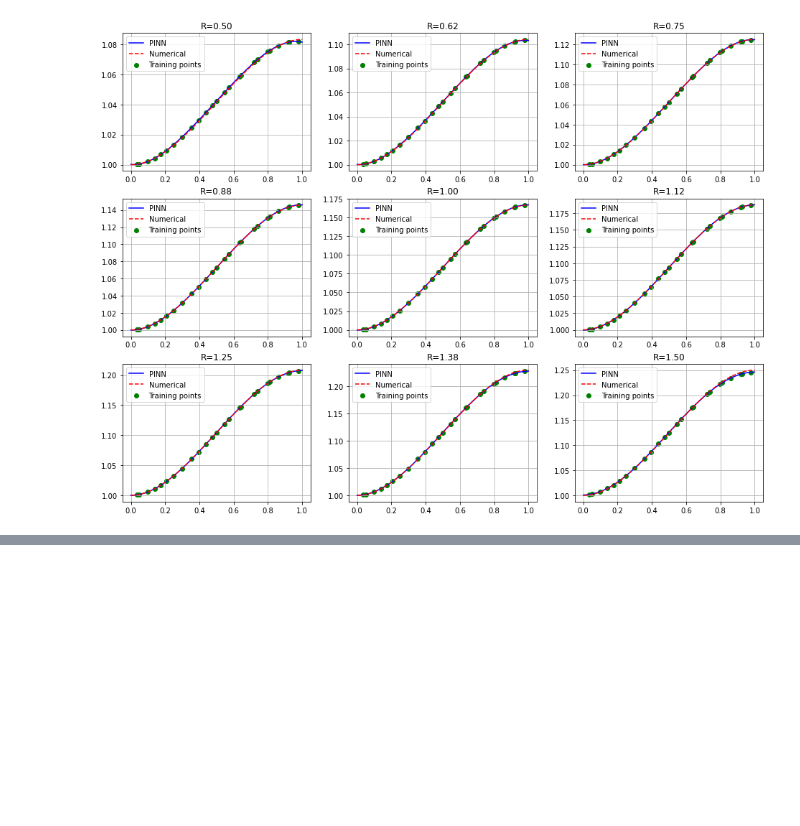
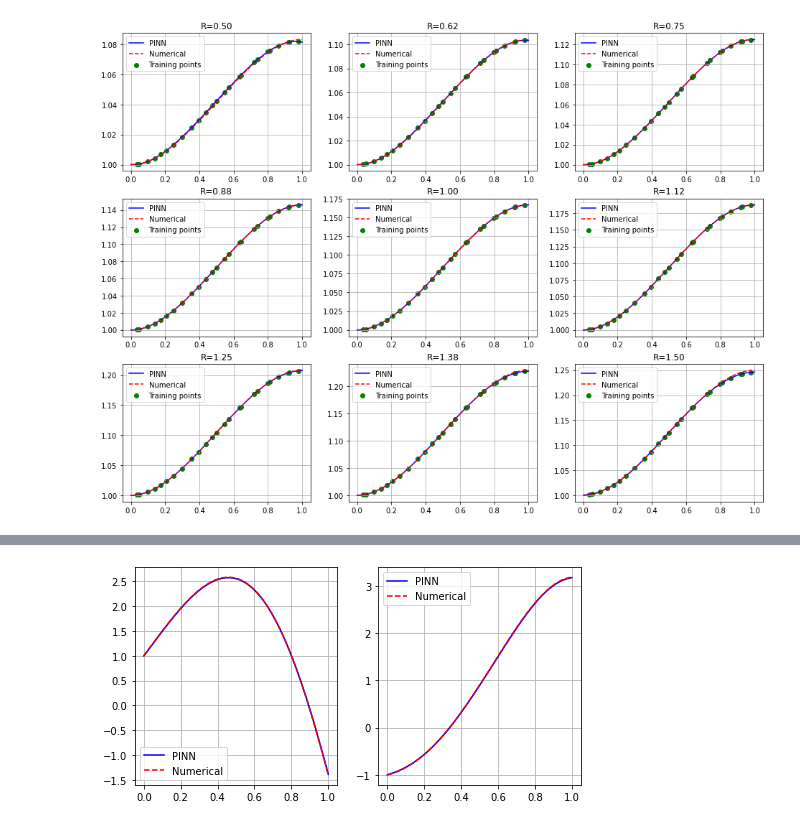
Before and after one commit to Steriva/PINNs-pyTorch, a Jupyter notebook: PINN_ODEs.ipynb, the cells around one changed output, grey strips where cells are left out. Cells and saved outputs as stored; diff of their text form; code cells hidden in the pictures; blank space fills up the shorter version.

```diff
--- a/PINN_ODEs.ipynb
+++ b/PINN_ODEs.ipynb
@@ -213,7 +213,7 @@ class PINN_population():
     def __init__(self, IC, CollocationPts, layers):
 
         # data
-        self.t0  = torch.zeros([len(CollocationPts), 1]).to(device)
+        self.t0  = torch.zeros([1, 1]).to(device)
         self.IC  = torch.tensor(IC).float().to(device)
         self.t_f = torch.tensor(CollocationPts[:, 0:1], requires_grad=True).float().to(device)
 
@@ -495,0 +632,34 @@ for mu in range(len(RTestSet)):
+# %%
+def simpleODEsys(x, y):
+    return np.dot(matrix, y)
+
+# Integrator keywords for solve_ivp
+integrator_keywords = {}
+integrator_keywords['rtol'] = 1e-10
+integrator_keywords['method'] = 'RK45'
+integrator_keywords['atol'] = 1e-12
+
+simpleODE = solve_ivp(simpleODEsys, (0,1), IC.flatten(), **integrator_keywords, dense_output=True)
+
+t_eval = np.linspace(0,1, 100)
+x_num = simpleODE.sol(t_eval).T[:, 0]
+y_num = simpleODE.sol(t_eval).T[:, 1]
+
+x_PINN, y_PINN, _, _ = model.predict(t_eval.reshape(-1,1))
+
+plt.figure( figsize = (8, 4) )
+plt.subplot(1,2,1)
+plt.plot(t_eval, x_PINN, 'b', label = 'PINN')
+plt.plot(t_eval, x_num, 'r--', label = 'Numerical')
+plt.legend()
+plt.grid(which='major',linestyle='-')
+plt.grid(which='minor',linestyle='--')
+
+plt.subplot(1,2,2)
+plt.plot(t_eval, y_PINN, 'b', label = 'PINN')
+plt.plot(t_eval, y_num, 'r--', label = 'Numerical')
+plt.legend()
+plt.grid(which='major',linestyle='-')
+plt.grid(which='minor',linestyle='--')
+# %% [output]
+[figure, added]
```
Also changed, not shown: parts of 4 cells of this notebook.
